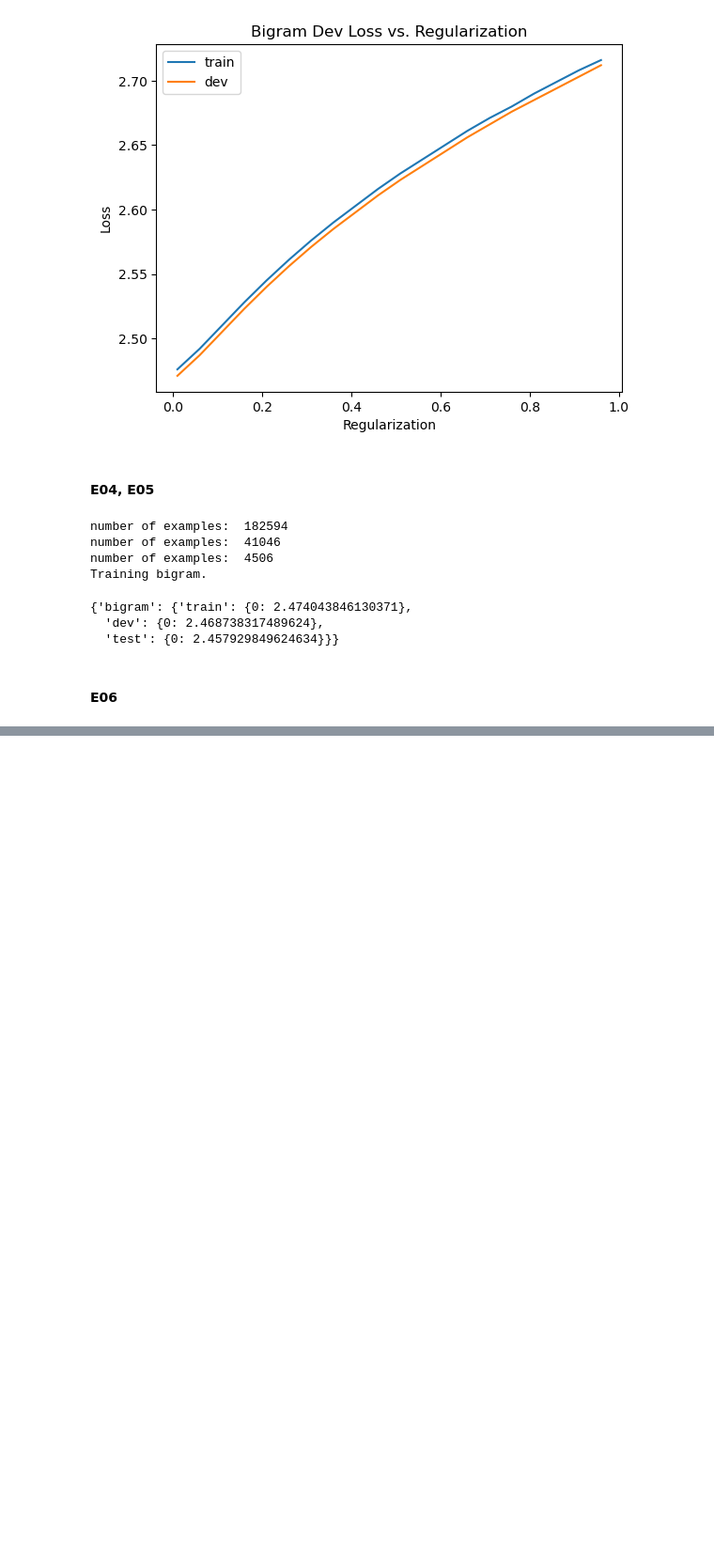
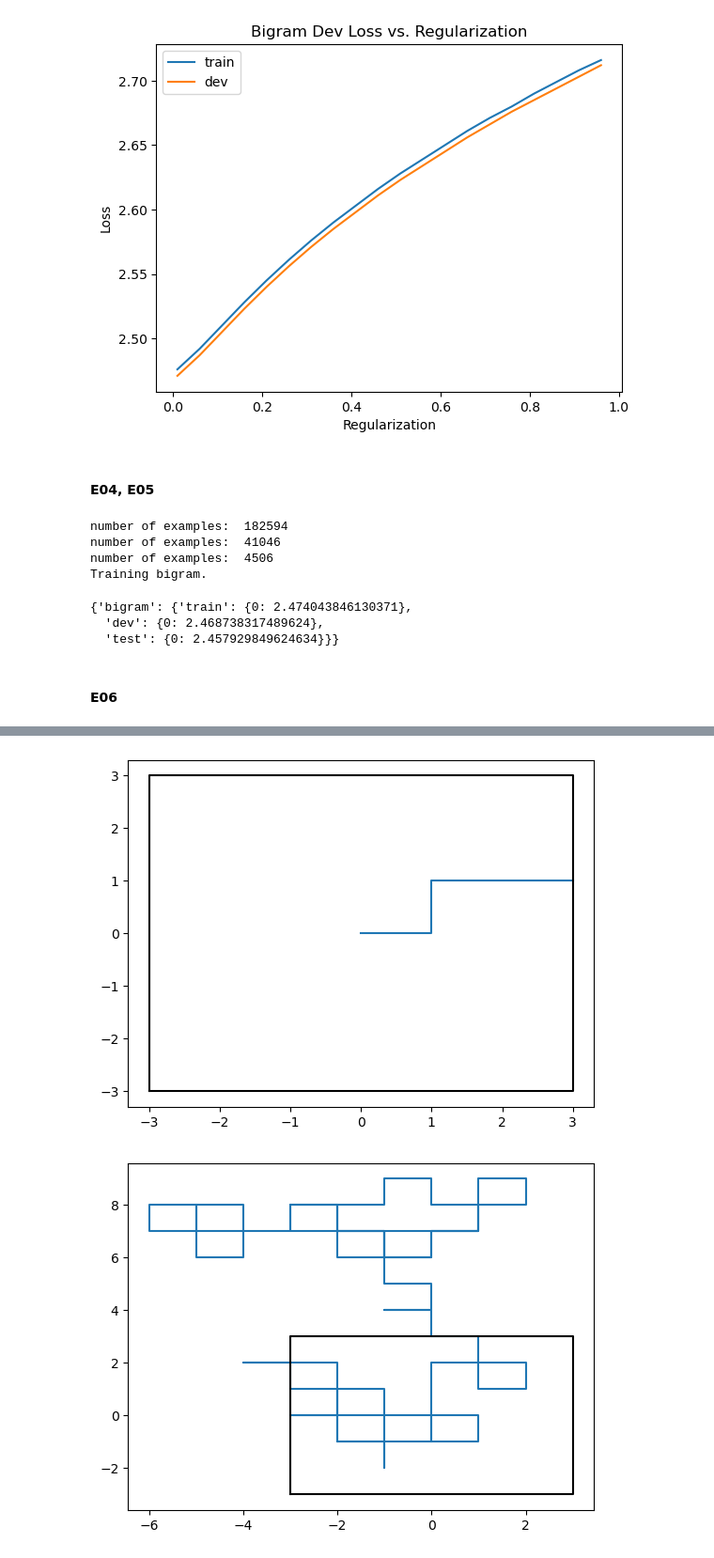
Before and after one commit to Hotei123/karpathy-nn-zero-to-hero, a Jupyter notebook: lectures/makemore/makemore_part1_bigrams.ipynb, the cells around one changed output, grey strips where cells are left out. Shown at 94% size. Cells and saved outputs as stored; diff of their text form; code cells hidden in the pictures; blank space fills up the shorter version.

```diff
--- a/lectures/makemore/makemore_part1_bigrams.ipynb
+++ b/lectures/makemore/makemore_part1_bigrams.ipynb
@@ -905,0 +936,10 @@ plot_4_hists(coords_side_0, coords_side_1, coords_side_2, coords_side_3)
+# %%
+W_b, W_1_b, loss_train_b = gradient_descent(xs_train_b, ys_train_b, num_train_b, len_vocab, reg=0)
+
+ys_train_pred_b = predict(xs_train_b, W_b, None)
+ys_dev_pred_b = predict(xs_dev_b, W_b, None)
+ys_test_pred_b = predict(xs_test_b, W_b, None)
+
+loss_train_b = get_loss(ys_train_pred_b, ys_train_b, num_train_b)
+loss_dev_b = get_loss(ys_dev_pred_b, ys_dev_b, num_dev_b)
+loss_test_b = get_loss(ys_test_pred_b, ys_test_b, num_test_b)
@@ -905,0 +954,21 @@ plot_4_hists(coords_side_0, coords_side_1, coords_side_2, coords_side_3)
+# %%
+g = torch.Generator().manual_seed(2147483647)
+walks_generated = []
+
+for i in range(5):
+
+  out = []
+  ix = 0
+  while True:
+    xenc = F.one_hot(torch.tensor([ix]), num_classes=len_vocab).float()
+    logits = xenc @ W_b # predict log-counts
+    counts = logits.exp() # counts, equivalent to N
+    p = counts / counts.sum(1, keepdims=True) # probabilities for next character
+
+    ix = torch.multinomial(p, num_samples=1, replacement=True, generator=g).item()
+    out.append(itos_train[ix])
+    if ix == 0:
+      break
+  walk_gen = ''.join(out)
+  print(walk_gen)
+  walks_generated.append(walk_gen)
@@ -905,0 +989,6 @@ plot_4_hists(coords_side_0, coords_side_1, coords_side_2, coords_side_3)
+# %%
+for word in walks_generated:
+    plot_random_walk(word)
+# %% [output]
+[figure, added]
+[figure, added]
```
Also changed, not shown: parts of 15 cells of this notebook.
